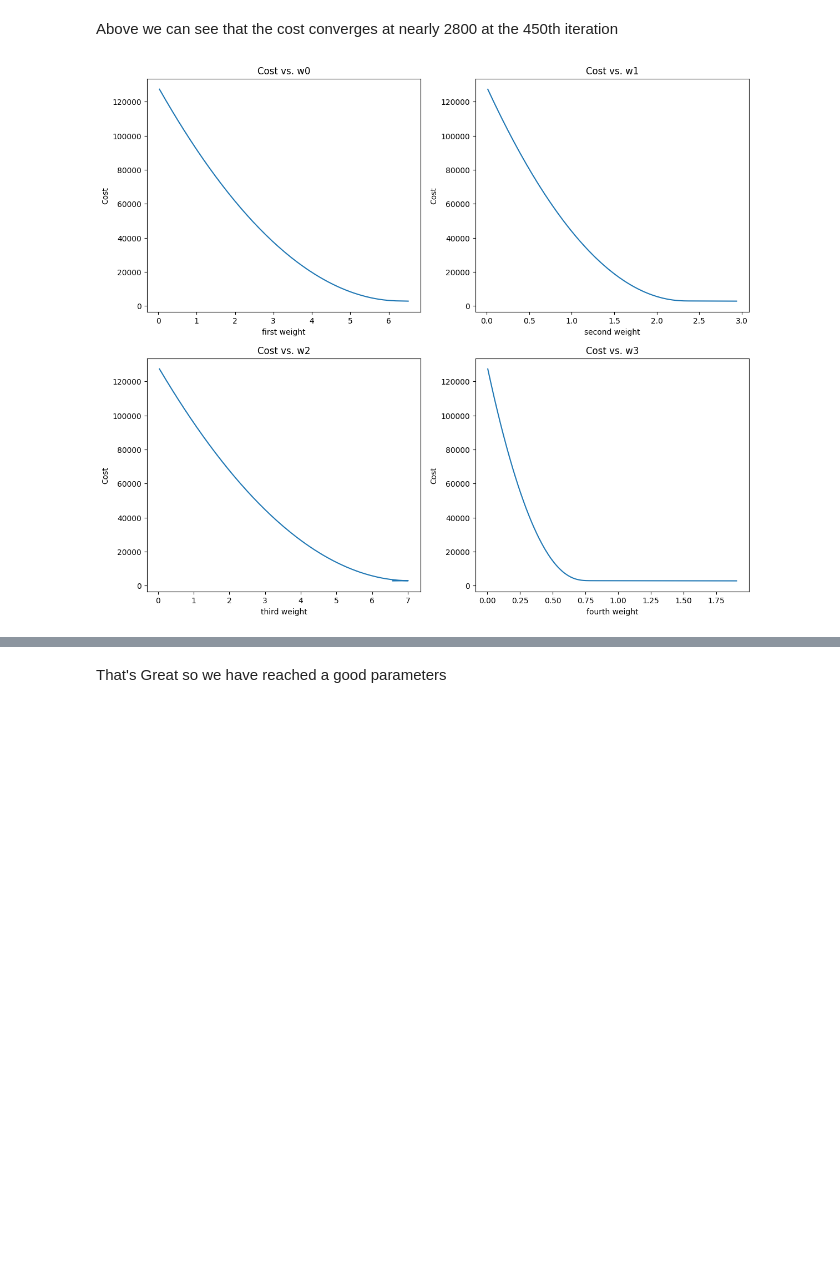
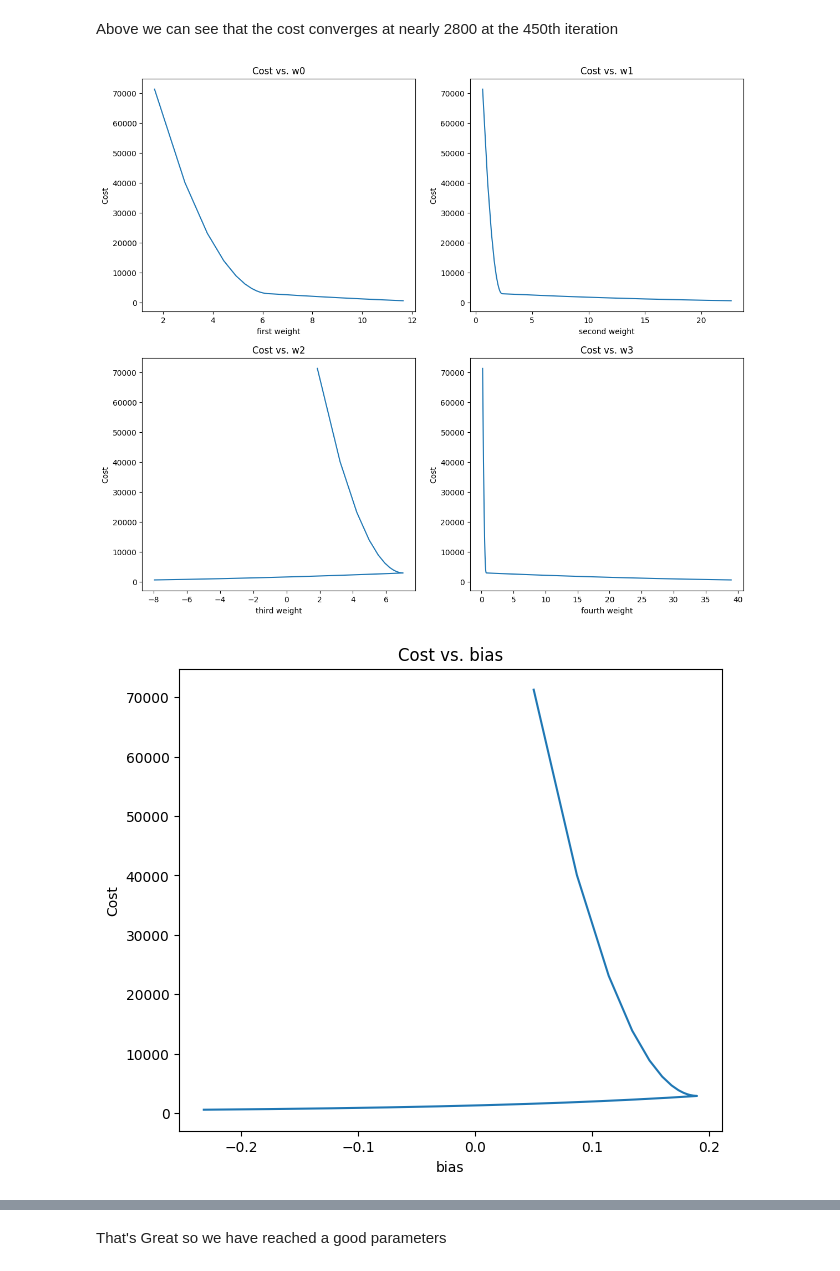
Before and after one commit to Ad7amstein/Linear_Regression-E-commerce, a Jupyter notebook: ecommerce.ipynb, the cells around one changed output, grey strips where cells are left out. Drawn from its saved outputs; the diff is of its cells as text; code cells hidden in the pictures; blank space fills up the shorter version.

Commit message:
Update cost function and add some plots

```diff
--- a/ecommerce.ipynb
+++ b/ecommerce.ipynb
@@ -261,7 +286,7 @@ def compute_cost(X, y, w, b):
     m = X.shape[0]
     cost = 0.0
     for i in range(m):
-      f_wb_i = np.dot(X[i], w) + b
+      f_wb_i = predict(X[i], w, b);
       cost += (f_wb_i - y[i]) ** 2
 
     cost /= (2 * m)
@@ -321,7 +346,7 @@ def compute_gradient(X, y, w, b):
     dj_db = 0.
 
     for i in range(m):
-      f_wb_i = np.dot(X[i], w) + b
+      f_wb_i = predict(X[i], w, b)
       err = (f_wb_i - y[i])
       dj_dw = dj_dw + (err * X[i])
       dj_db += err
@@ -354,9 +379,12 @@ def gradient_descent(X, y, w_in, b_in, cost_function, gradient_function, alpha,
     # An array to store cost J and w's at each iteration primarily for graphing later
     J_history = []
     W_history = []
+    b_history = []
     w = copy.deepcopy(w_in)
     b = b_in
 
+    print("  Iteration Cost          w0       w1       w2       w3        b       djdw0     djdw1     djdw2     djdw3      djdb")
+    print("---------------------|--------|--------|---------|---------|---------|---------|---------|---------|---------|---------|")
     for i in range(num_iters):
       dj_dw, dj_db = gradient_function(X, y, w, b)
       w = w - (alpha * dj_dw)
@@ -365,12 +393,18 @@ def gradient_descent(X, y, w_in, b_in, cost_function, gradient_function, alpha,
       if i < 100000:
         J_history.append(cost_function(X, y, w, b))
         W_history.append(copy.deepcopy(w))
+        b_history.append(copy.deepcopy(b))
 
       # Print cost every at intervals 10 times or as many iterations if < 10
       if i % math.ceil(num_iters / 10) == 0:
-          print(f"Iteration {i:4d}: Cost {J_history[-1]:8.2f}   ")
+        print("{:8d} {:1.5e}  {:1.1e}  {:1.1e}  {:1.1e}   {:1.1e}   {:1.1e}   {:1.1e}   {:1.1e}   {:1.1e}   {:1.1e}   {:1.1e}".format(
+              i, cost_function(X, y, w, b), *w, b, *dj_dw, dj_db))
 
-    return w, b, J_history, W_history
+        # Print the final weights and bias found by gradient descent
+        # print("_" * 80)
+        # print(f"Iteration {i:4d}: Cost {J_history[-1]:8.2f}   ")
+
+    return w, b, J_history, W_history, b_history
 # %% [markdown]
 Now let's test the implementaion
 # %%
@@ -379,14 +413,14 @@ initial_w = np.zeros_like(w_init)
 initial_b = 0.
 # some gradient descent settings
 iterations = 10000
-alpha = 2.0e-6
+alpha = 1.0e-4
 # run gradient descent
-w_final, b_final, J_hist, W_hist = gradient_descent(X_train, y_train, initial_w, initial_b,
+w_final, b_final, J_hist, W_hist, b_hist = gradient_descent(X_train, y_train, initial_w, initial_b,
                                                     compute_cost, compute_gradient,
                                                     alpha, iterations)
 
 print(f"b,w found by gradient descent: {b_final:0.2f},{w_final} ")
 m,_ = X_train.shape
-for i in range(m):
+for i in range(5):
     print(f"prediction: {np.dot(X_train[i], w_final) + b_final:0.2f}, target value: {y_train[i]}")
 # %% [output]
@@ -426,17 +462,24 @@ Above we can see that the cost converges at nearly 2800 at the 450th iteration
 # %%
 fig, ((ax1, ax2), (ax3, ax4)) = plt.subplots(nrows=2, ncols=2, figsize=(14, 12))
 w0 = [array[0] for array in W_hist]
 w1 = [array[1] for array in W_hist]
 w2 = [array[2] for array in W_hist]
 w3 = [array[3] for array in W_hist]
+
 ax1.plot(w0, J_hist)
 ax1.set(ylabel='Cost', xlabel='first weight', title='Cost vs. w0')
 ax2.plot(w1, J_hist)
 ax2.set(ylabel='Cost', xlabel='second weight', title='Cost vs. w1')
 ax3.plot(w2, J_hist)
 ax3.set(ylabel='Cost', xlabel='third weight', title='Cost vs. w2')
 ax4.plot(w3, J_hist)
 ax4.set(ylabel='Cost', xlabel='fourth weight', title='Cost vs. w3')
+
+fig, ax5 = plt.subplots(nrows=1, ncols=1, figsize=(7, 6))
+ax5.plot(b_hist, J_hist)
+ax5.set(ylabel='Cost', xlabel='bias', title='Cost vs. bias')
+
 plt.show()
 # %% [output]
-[figure, old version]
+[figure, new version]
+[figure, added]
```
Also changed, not shown: parts of 8 cells of this notebook.
